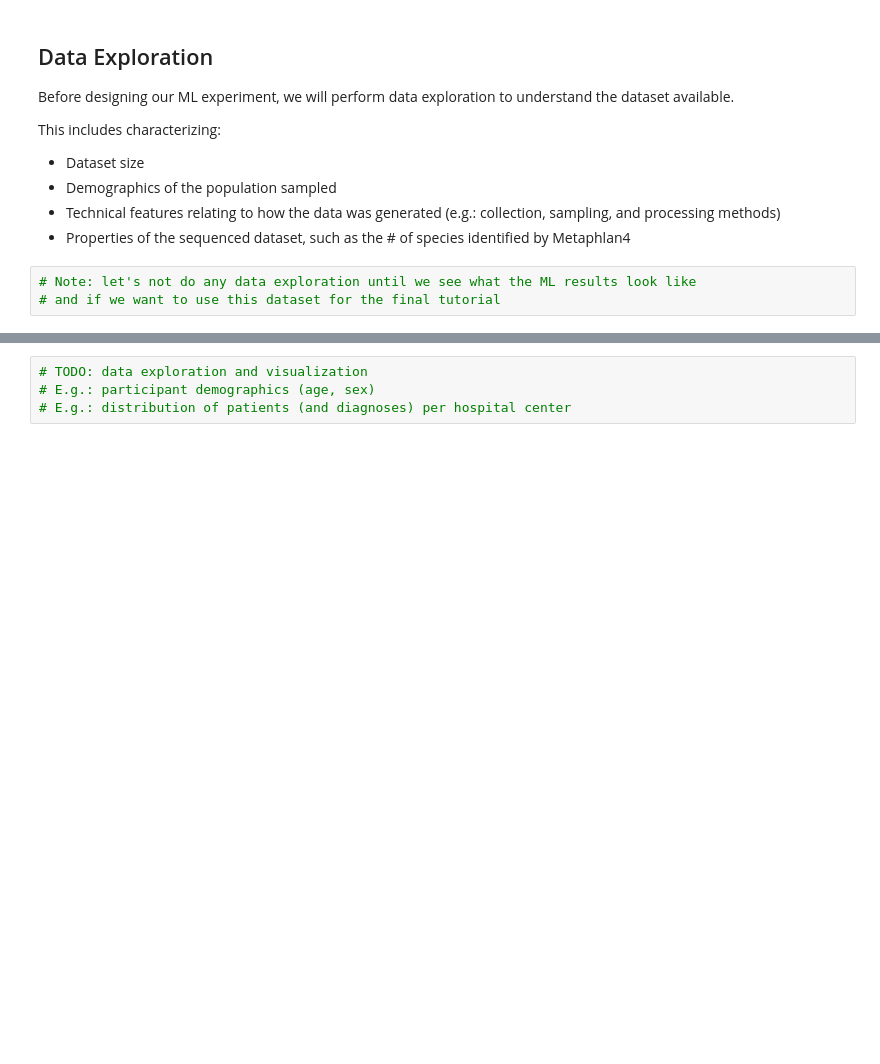
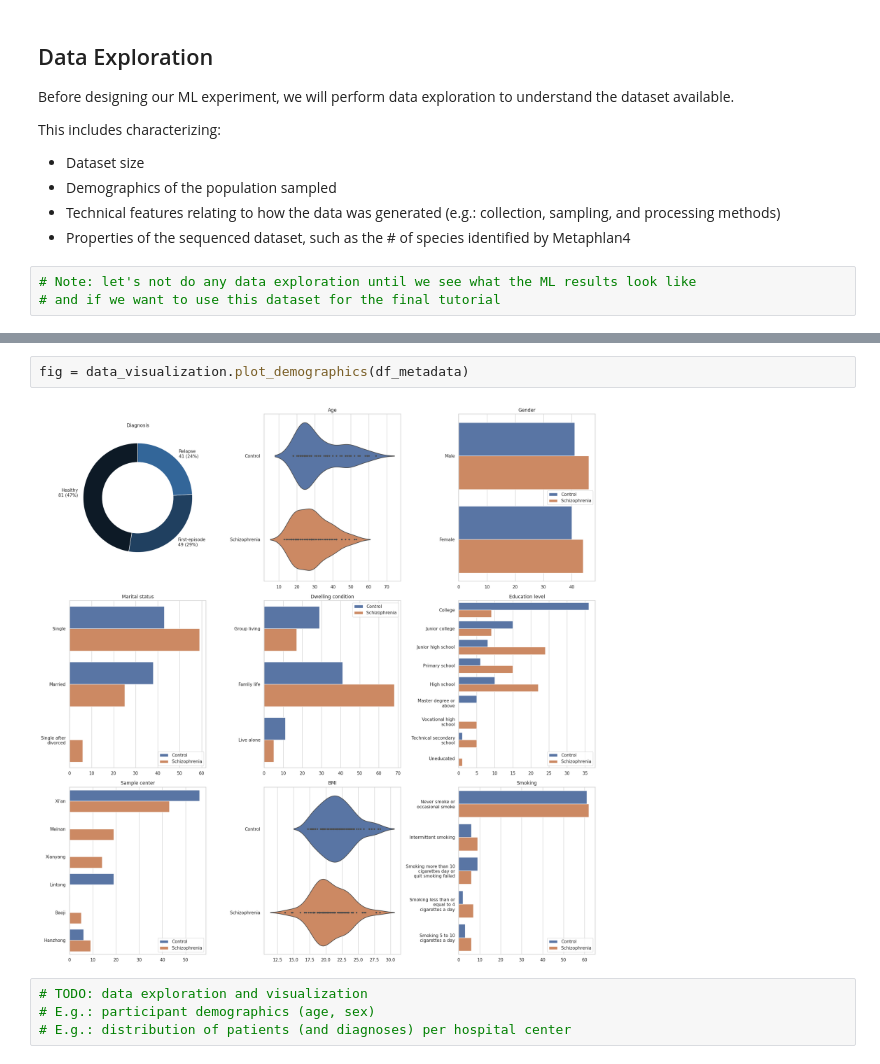
Before and after one commit to quantori/tutorial-on-ML-for-microbiomics, a Jupyter notebook: tutorial_dev.ipynb, the cells around one changed output, grey strips where cells are left out. Drawn from its saved outputs; the diff is of its cells as text; blank space fills up the shorter version.

Commit message:
Plot demographics

```diff
--- a/tutorial_dev.ipynb
+++ b/tutorial_dev.ipynb
@@ -111,3 +136,7 @@ fig = data_visualization.pie_plot_hospital(df_metadata)
+# %%
+fig = data_visualization.plot_demographics(df_metadata)
+# %% [output]
+[figure, added]
 # %%
 # TODO: data exploration and visualization
 # E.g.: participant demographics (age, sex)
```
Also changed, not shown: parts of 5 cells of this notebook, 2 other files.
